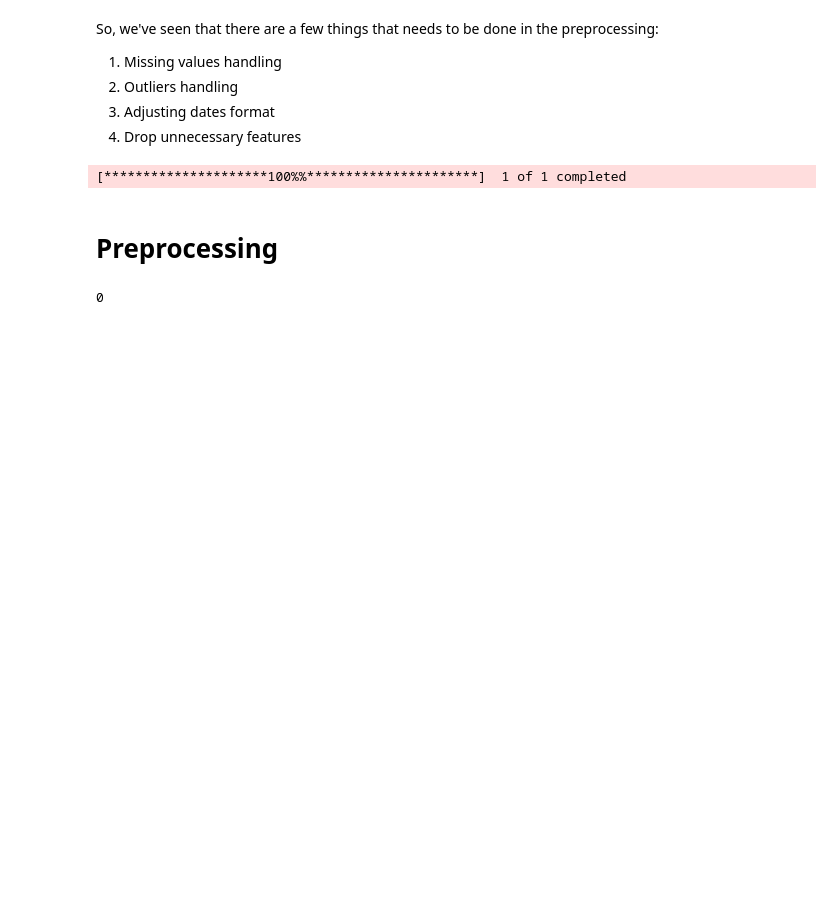
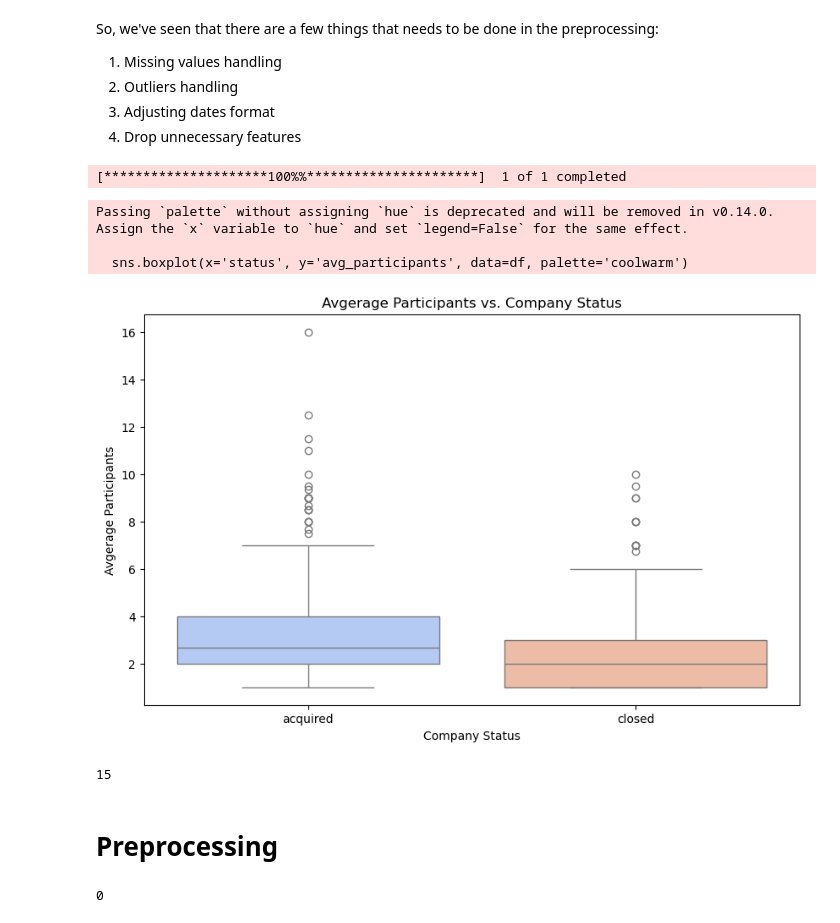
Before and after one commit to MayaVB/Applied_DS_Project, a Jupyter notebook: notebooks/EDA_temp.ipynb, the cells around one changed output. Cells and saved outputs as stored; diff of their text form; code cells hidden in the pictures; blank space fills up the shorter version.

Commit message:
added avrage praticipents plot

```diff
--- a/notebooks/EDA_temp.ipynb
+++ b/notebooks/EDA_temp.ipynb
@@ -398,6 +398,32 @@ indicator_code = 'SL.UEM.TOTL.ZS'
 df = add_economic_indicators(df, indicator_code)
 # %% [output]
 [*********************100%%**********************]  1 of 1 completed
+# %%
+plt.figure(figsize=(10, 6))
+
+# Create a box plot to show the distribution of relationships for each status
+sns.boxplot(x='status', y='avg_participants', data=df, palette='coolwarm')
+
+# Set the title and labels
+plt.title('Avgerage Participants vs. Company Status')
+plt.xlabel('Company Status')
+plt.ylabel('Avgerage Participants')
+
+plt.show()
+# %% [output]
+Passing `palette` without assigning `hue` is deprecated and will be removed in v0.14.0. Assign the `x` variable to `hue` and set `legend=False` for the same effect.
+
+  sns.boxplot(x='status', y='avg_participants', data=df, palette='coolwarm')
+[figure, added]
+# %%
+# Count all occurrences of each city
+df['city'].value_counts()
+
+# Specifically count occurrences of "Los Angeles"
+los_angeles_count = df['city'].value_counts().get('Los Angeles', 0)
+print(los_angeles_count)
+# %% [output]
+15
 # %% [markdown]
 # Preprocessing
 # %%
```
